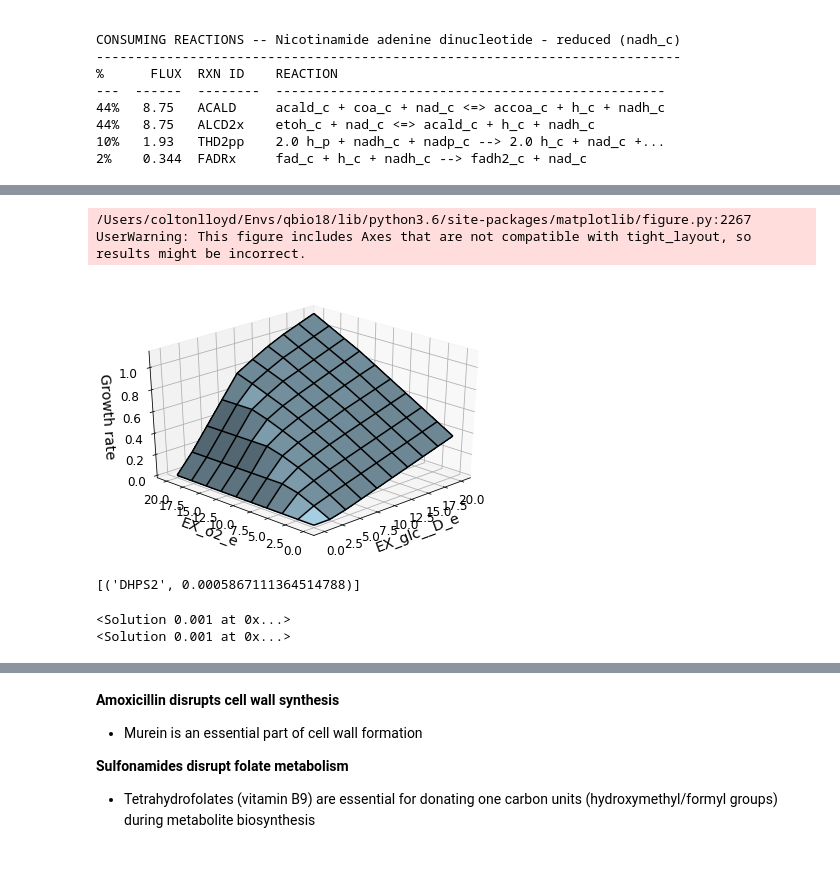
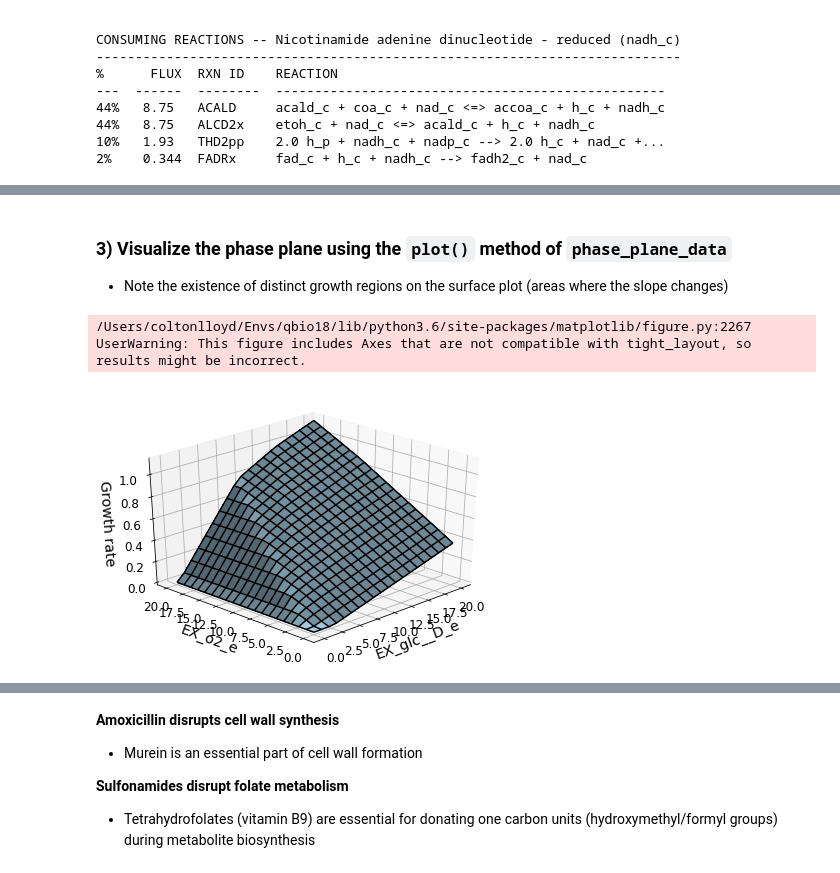
Before and after one commit to coltonlloyd/qbio, a Jupyter notebook: completed_excercises/Exercise 3 - E. coli growth.ipynb, the cells around one changed output, grey strips where cells are left out. Drawn from its saved outputs; the diff is of its cells as text; code cells hidden in the pictures.

```diff
--- a/completed_excercises/Exercise 3 - E. coli growth.ipynb
+++ b/completed_excercises/Exercise 3 - E. coli growth.ipynb
@@ -367,7 +375,11 @@ model = cobra.io.load_json_model('../qbio_resources/iML1515.json')
 # %%
-data = calculate_phenotype_phase_plane(model, reaction1_name='EX_glc__D_e', reaction2_name='EX_o2_e', reaction1_npoints=10, reaction2_npoints=10)
+phase_plane_data = calculate_phenotype_phase_plane(model, reaction1_name='EX_glc__D_e', reaction2_name='EX_o2_e',
+                                                   reaction1_npoints=20, reaction2_npoints=20)
+# %% [markdown]
+### 3) Visualize the phase plane using the `plot()` method of `phase_plane_data`
+ - Note the existence of distinct growth regions on the surface plot (areas where the slope changes)
 # %%
-data.plot()
+phase_plane_data.plot()
 # %% [output]
 /Users/coltonlloyd/Envs/qbio18/lib/python3.6/site-packages/matplotlib/figure.py:2267 UserWarning: This figure includes Axes that are not compatible with tight_layout, so results might be incorrect.
-[figure, old version]
+[figure, new version]
@@ -380,15 +385,0 @@ ax.
-# %%
-model.optimize()
-
-[(i.id, i.x) for i in model.genes.b3177.reactions]
-# %% [output]
-[('DHPS2', 0.0005867111364514788)]
-# %%
-model = cobra.io.load_json_model('../qbio_resources/model1515.json')
-model.reactions.BIOMASS_Ec_model1515_core_75p37M.lower_bound = model.optimize().f
-model.objective = 'DHPS2'
-print(model.optimize())
-print(model.optimize('minimize'))
-# %% [output]
-<Solution 0.001 at 0x...>
-<Solution 0.001 at 0x...>
```
Also changed, not shown: parts of 48 cells of this notebook, 2 other files.
